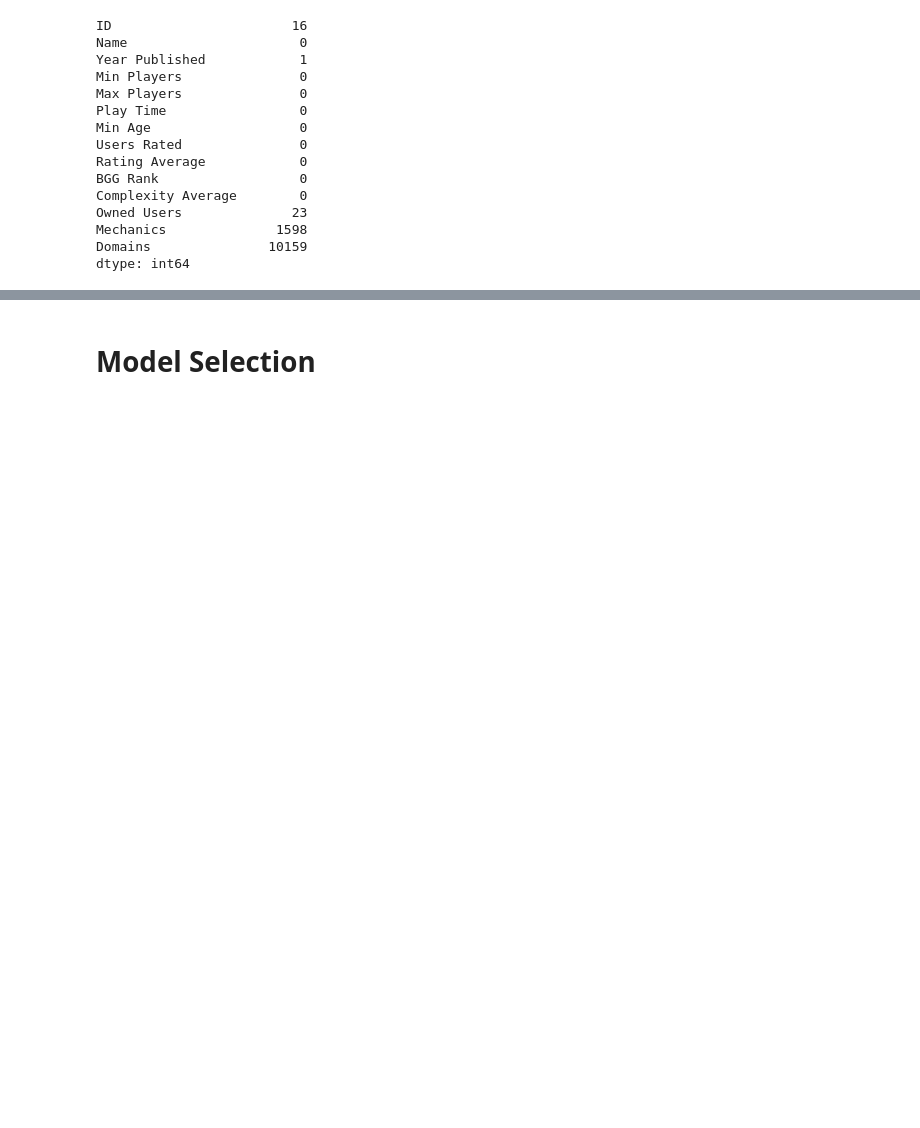
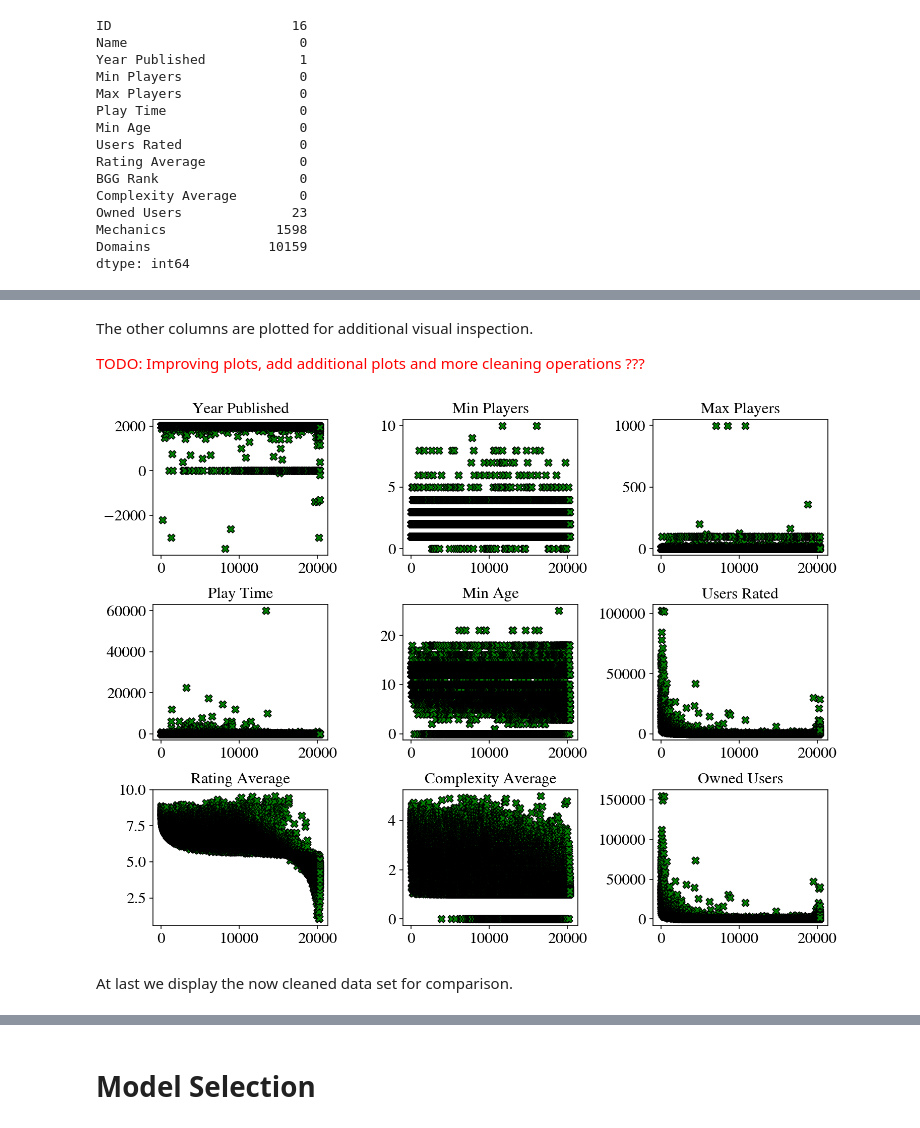
Before and after one commit to AlexanderAdel/dopp-board-games, a Jupyter notebook: jupyter-notebook.ipynb, the cells around one changed output, grey strips where cells are left out. Cells and saved outputs as stored; diff of their text form; code cells hidden in the pictures; blank space fills up the shorter version.

Commit message:
Added data set plots

```diff
--- a/jupyter-notebook.ipynb
+++ b/jupyter-notebook.ipynb
@@ -9,5 +9,14 @@ import pandas as pd
 import matplotlib.pyplot as plt
 import seaborn as sns
 import sklearn as sk
+
+plt.rcParams['mathtext.fontset'] = 'stix' # 'cm'
+plt.rcParams['font.family'] = 'STIXGeneral'
+plt.rcParams['legend.fontsize'] = 15
+plt.rcParams['axes.labelsize'] = 15
+plt.rcParams['axes.titlesize'] = 15
+plt.rcParams['xtick.labelsize'] = 15
+plt.rcParams['ytick.labelsize'] = 15
+plt.rcParams['figure.dpi'] = 150
 # %% [markdown]
 # Data Cleaning
@@ -92,6 +105,7 @@ df.dropna(inplace=True)
 
 # Drop ID column from the DataFrame
 df.drop("ID", axis=1, inplace=True)
+df.drop("BGG Rank", axis=1, inplace=True)
 
 # Convert float columns to int
 df["Year Published"] = df["Year Published"].astype(int)
@@ -103,7 +117,3 @@ df["Owned Users"] = df["Owned Users"].astype(int)
 # Replace commas with dots
 df["Rating Average"] = df["Rating Average"].str.replace(",", ".").astype(float)
 df["Complexity Average"] = df["Complexity Average"].str.replace(",", ".").astype(float)
-
-# Display cleaned data set
-display(df.info())
-display(df.head())
@@ -137,0 +120,40 @@ None
+# %% [markdown]
+The other columns are plotted for additional visual inspection.
+
+<font color='red'>TODO: Improving plots, add additional plots and more cleaning operations ???</font>
+# %%
+fig, axes = plt.subplots(nrows=3, ncols=3, figsize=(10, 7.5))
+
+axes[0,0].scatter(df.index, df["Year Published"].values, c="green", s=50, marker="X", edgecolors="black", linewidths=0.75)
+axes[0,0].set_title("Year Published")
+
+axes[0,1].scatter(df.index, df["Min Players"].values, c="green", s=50, marker="X", edgecolors="black", linewidths=0.75)
+axes[0,1].set_title("Min Players")
+
+axes[0,2].scatter(df.index, df["Max Players"].values, c="green", s=50, marker="X", edgecolors="black", linewidths=0.75)
+axes[0,2].set_title("Max Players")
+
+axes[1,0].scatter(df.index, df["Play Time"].values, c="green", s=50, marker="X", edgecolors="black", linewidths=0.75)
+axes[1,0].set_title("Play Time")
+
+axes[1,1].scatter(df.index, df["Min Age"].values, c="green", s=50, marker="X", edgecolors="black", linewidths=0.75)
+axes[1,1].set_title("Min Age")
+
+axes[1,2].scatter(df.index, df["Users Rated"].values, c="green", s=50, marker="X", edgecolors="black", linewidths=0.75)
+axes[1,2].set_title("Users Rated")
+
+axes[2,0].scatter(df.index, df["Rating Average"].values, c="green", s=50, marker="X", edgecolors="black", linewidths=0.75)
+axes[2,0].set_title("Rating Average")
+
+axes[2,1].scatter(df.index, df["Complexity Average"].values, c="green", s=50, marker="X", edgecolors="black", linewidths=0.75)
+axes[2,1].set_title("Complexity Average")
+
+axes[2,2].scatter(df.index, df["Owned Users"].values, c="green", s=50, marker="X", edgecolors="black", linewidths=0.75)
+axes[2,2].set_title("Owned Users")
+
+plt.tight_layout()
+plt.show()
+# %% [output]
+[figure, added]
+# %% [markdown]
+At last we display the now cleaned data set for comparison.
```
Also changed, not shown: parts of 5 cells of this notebook, 1 other file.
